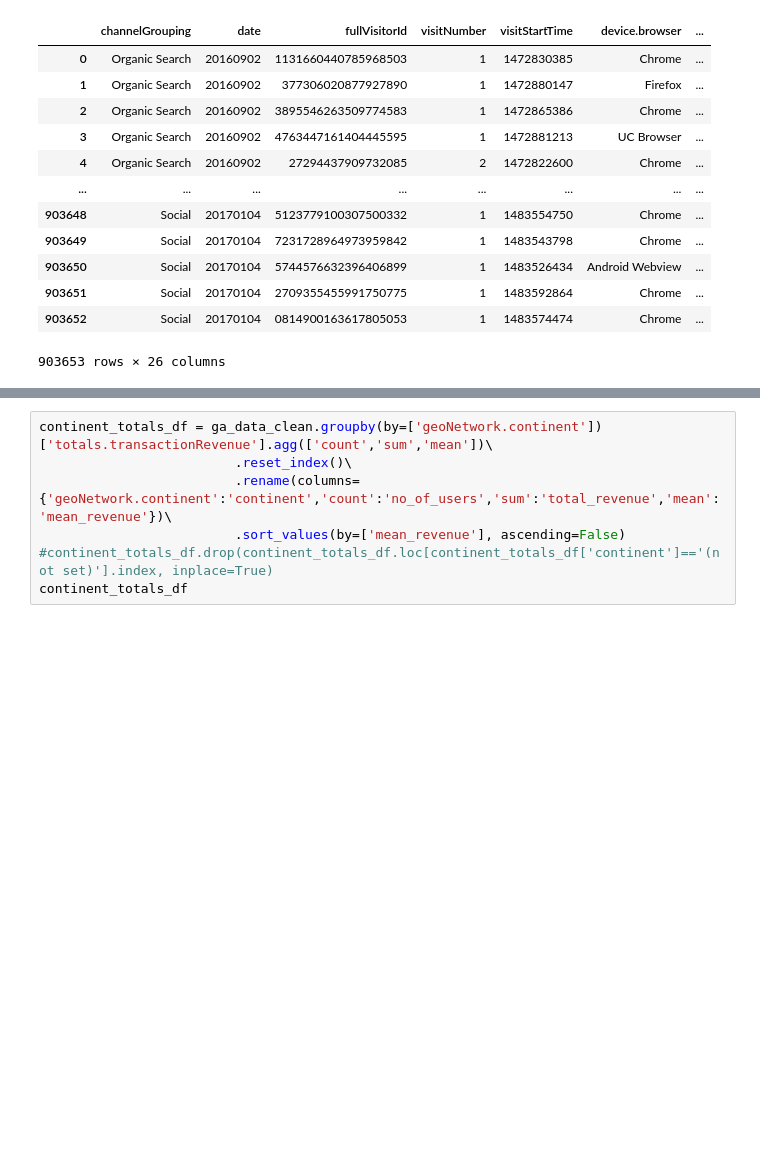
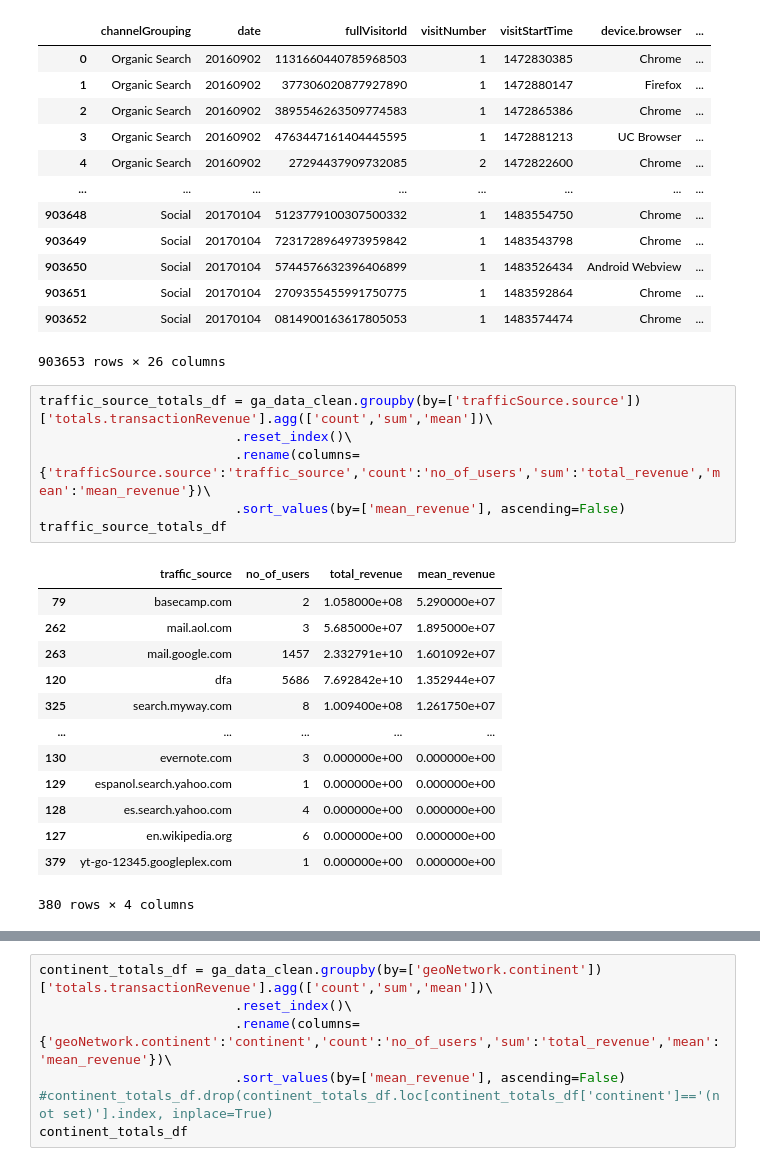
Before and after one commit to sherintm/GA-customer-revenue-analysis, a Jupyter notebook: GACustomerRevenueAnalysis.ipynb, the cells around one changed output, grey strips where cells are left out. Saved outputs shown, nothing was run; the diff lists cells and outputs as text; blank space fills up the shorter version.

Commit message:
Added traffic source based analysis

```diff
--- a/GACustomerRevenueAnalysis.ipynb
+++ b/GACustomerRevenueAnalysis.ipynb
@@ -312,3 +312,23 @@ ga_data_clean
 | 903651 | Social | 20170104 | 2709355455991750775 | 1 | 1483592864 | Chrome | ... |
 | 903652 | Social | 20170104 | 0814900163617805053 | 1 | 1483574474 | Chrome | ... |
 903653 rows × 26 columns
+# %%
+traffic_source_totals_df = ga_data_clean.groupby(by=['trafficSource.source'])['totals.transactionRevenue'].agg(['count','sum','mean'])\
+                         .reset_index()\
+                         .rename(columns= {'trafficSource.source':'traffic_source','count':'no_of_users','sum':'total_revenue','mean':'mean_revenue'})\
+                         .sort_values(by=['mean_revenue'], ascending=False)
+traffic_source_totals_df
+# %% [output]
+|  | traffic_source | no_of_users | total_revenue | mean_revenue |
+| 79 | basecamp.com | 2 | 1.058000e+08 | 5.290000e+07 |
+| 262 | mail.aol.com | 3 | 5.685000e+07 | 1.895000e+07 |
+| 263 | mail.google.com | 1457 | 2.332791e+10 | 1.601092e+07 |
+| 120 | dfa | 5686 | 7.692842e+10 | 1.352944e+07 |
+| 325 | search.myway.com | 8 | 1.009400e+08 | 1.261750e+07 |
+| ... | ... | ... | ... | ... |
+| 130 | evernote.com | 3 | 0.000000e+00 | 0.000000e+00 |
+| 129 | espanol.search.yahoo.com | 1 | 0.000000e+00 | 0.000000e+00 |
+| 128 | es.search.yahoo.com | 4 | 0.000000e+00 | 0.000000e+00 |
+| 127 | en.wikipedia.org | 6 | 0.000000e+00 | 0.000000e+00 |
+| 379 | yt-go-12345.googleplex.com | 1 | 0.000000e+00 | 0.000000e+00 |
+380 rows × 4 columns
```
Also changed, not shown: parts of 21 cells of this notebook, 4 other files.
